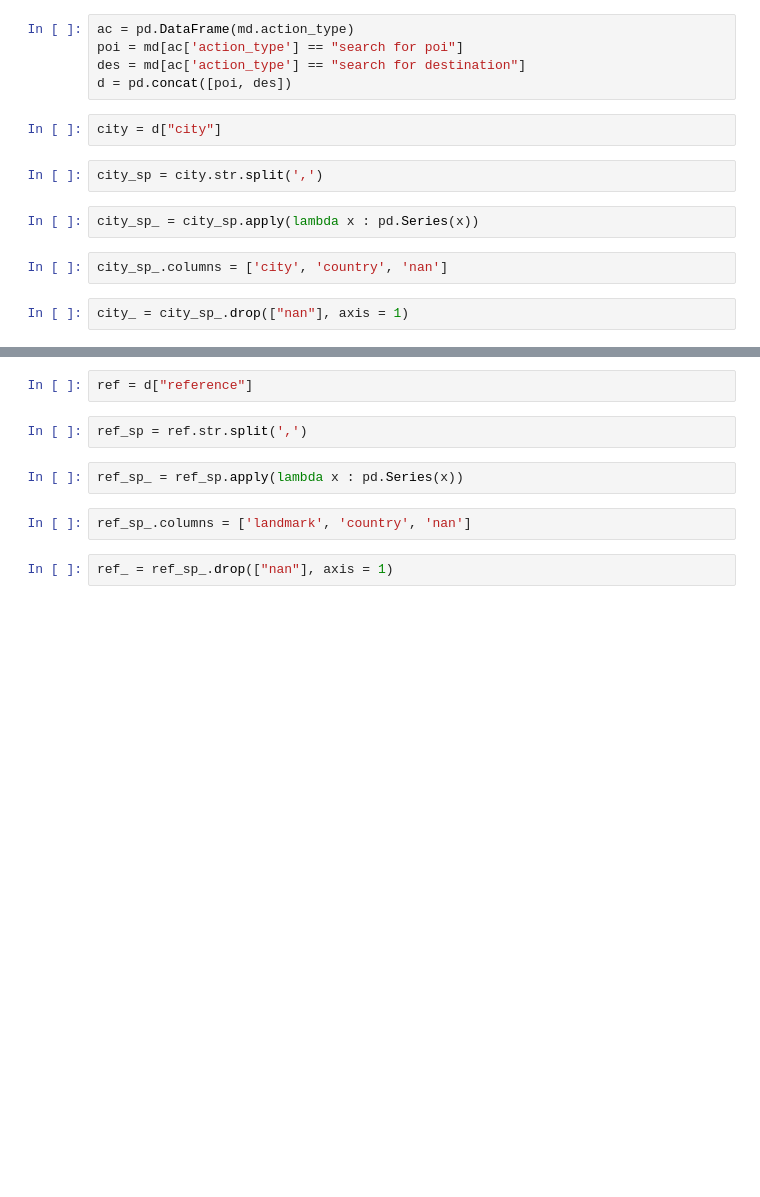
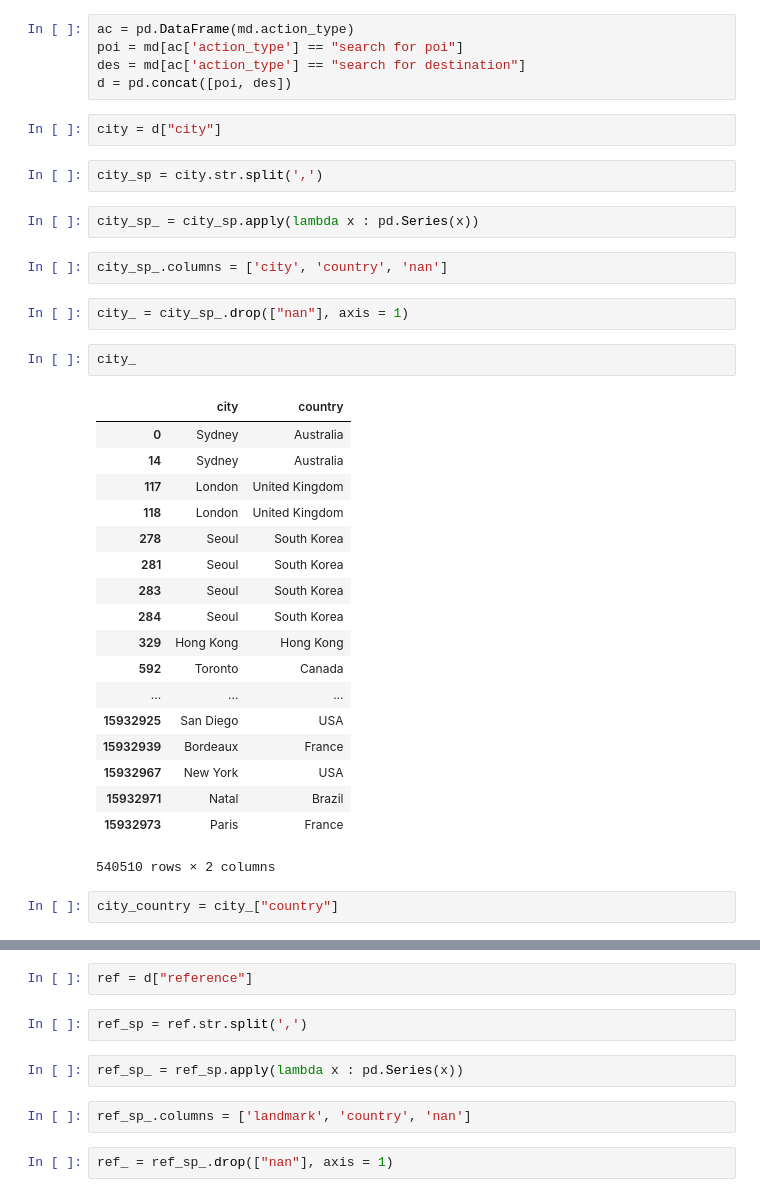
Before and after one commit to sooah/trivago_RecSys_Challenge_2019, a Jupyter notebook: ppt_train_interesting_region.ipynb, the cells around one changed output, grey strips where cells are left out. Cells and saved outputs as stored; diff of their text form; blank space fills up the shorter version.

```diff
--- a/ppt_train_interesting_region.ipynb
+++ b/ppt_train_interesting_region.ipynb
@@ -18,3 +18,26 @@ city_sp_ = city_sp.apply(lambda x : pd.Series(x))
 city_sp_.columns = ['city', 'country', 'nan']
 # %%
 city_ = city_sp_.drop(["nan"], axis = 1)
+# %%
+city_
+# %% [output]
+|  | city | country |
+| 0 | Sydney | Australia |
+| 14 | Sydney | Australia |
+| 117 | London | United Kingdom |
+| 118 | London | United Kingdom |
+| 278 | Seoul | South Korea |
+| 281 | Seoul | South Korea |
+| 283 | Seoul | South Korea |
+| 284 | Seoul | South Korea |
+| 329 | Hong Kong | Hong Kong |
+| 592 | Toronto | Canada |
+| ... | ... | ... |
+| 15932925 | San Diego | USA |
+| 15932939 | Bordeaux | France |
+| 15932967 | New York | USA |
+| 15932971 | Natal | Brazil |
+| 15932973 | Paris | France |
+540510 rows × 2 columns
+# %%
+city_country = city_["country"]
```
Also changed, not shown: parts of 9 cells of this notebook.
